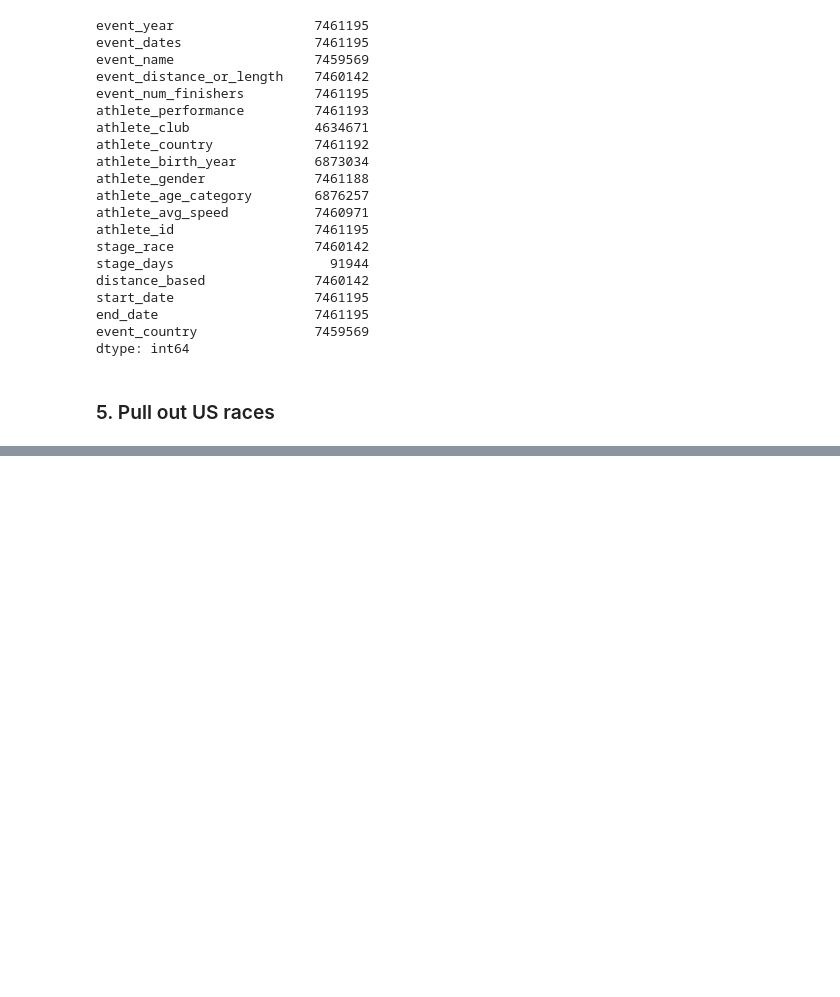
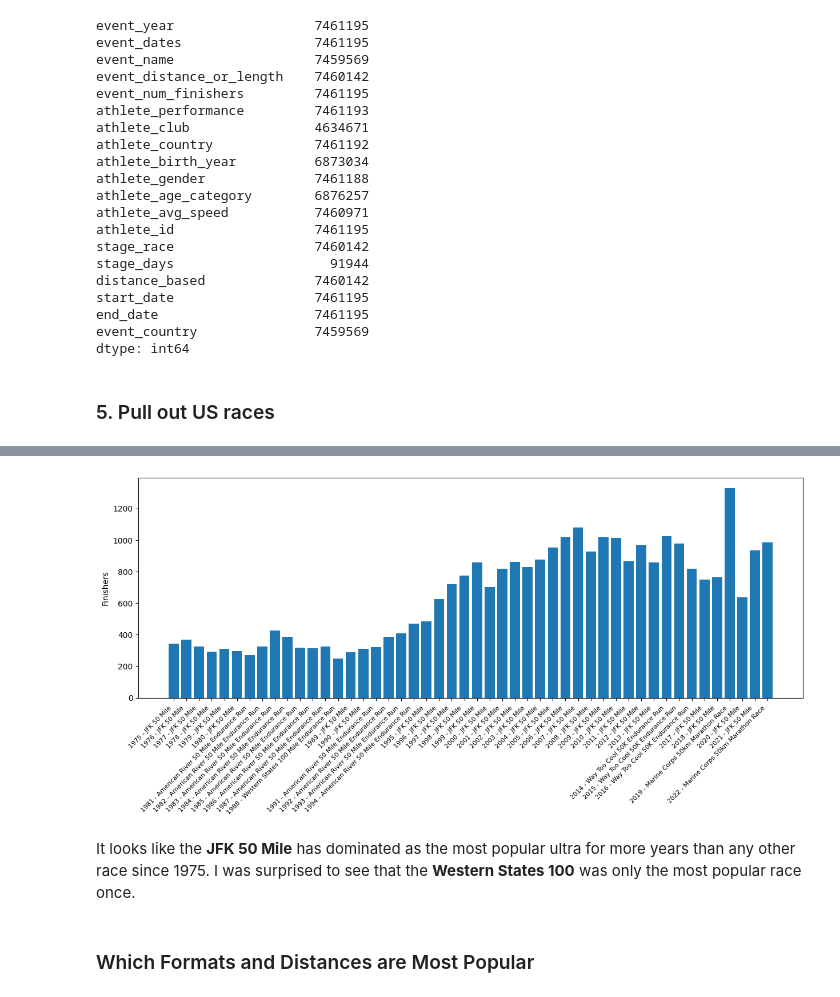
Before and after one commit to haackr/ultramarathon_data_study, a Jupyter notebook: Ultramarathons.ipynb, the cells around one changed output, grey strips where cells are left out. Saved outputs shown, nothing was run; the diff lists cells and outputs as text; code cells hidden in the pictures; blank space fills up the shorter version.

```diff
--- a/Ultramarathons.ipynb
+++ b/Ultramarathons.ipynb
@@ -162,0 +201,3 @@ memory usage: 2.3+ MB
+# %%
+most_popular_by_year = us_races.loc[us_races.groupby('event_year')['event_num_finishers'].idxmax()][['event_year','event_name','event_num_finishers']]
+most_popular_by_year
@@ -162,0 +222,14 @@ memory usage: 2.3+ MB
+# %%
+most_popular_by_year['year_name'] = most_popular_by_year['event_year'].astype(str) + ' - ' + most_popular_by_year['event_name']
+
+plt.figure(figsize=(15,5))
+plt.bar(most_popular_by_year['year_name'],most_popular_by_year['event_num_finishers'])
+plt.xticks(rotation=45,ha='right',fontsize=8)
+plt.ylabel('Finishers')
+plt.show()
+# %% [output]
+[figure, added]
+# %% [markdown]
+It looks like the **JFK 50 Mile** has dominated as the most popular ultra for more years than any other race since 1975. I was surprised to see that the **Western States 100** was only the most popular race once.
+# %% [markdown]
+### Which Formats and Distances are Most Popular
```
Also changed, not shown: parts of 11 cells of this notebook.
